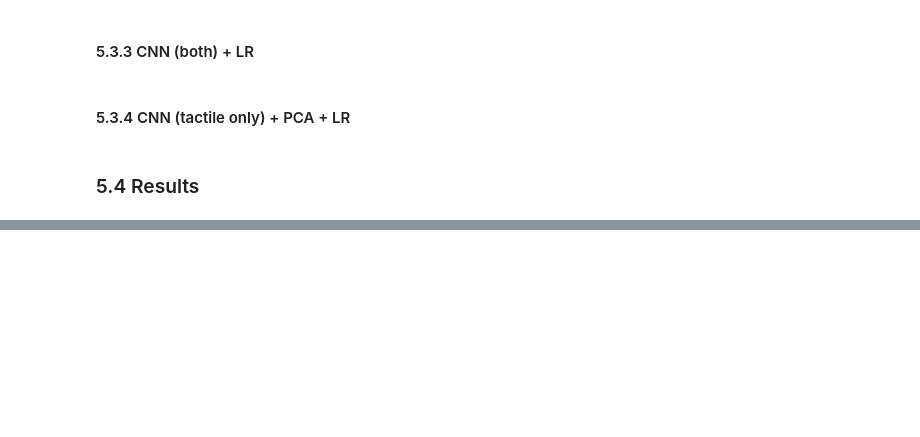
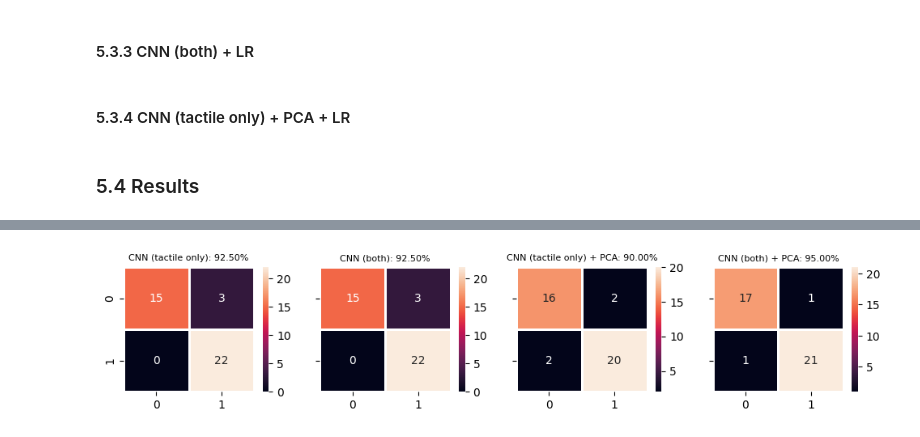
Before and after one commit to jhtkoo0426/UCL-FYP, a Jupyter notebook: src/models/baseline_improved.ipynb, the cells around one changed output, grey strips where cells are left out. Saved outputs shown, nothing was run; the diff lists cells and outputs as text; code cells hidden in the pictures; blank space fills up the shorter version.

```diff
--- a/src/models/baseline_improved.ipynb
+++ b/src/models/baseline_improved.ipynb
@@ -549,0 +562,4 @@ for i, ax in enumerate(axn.flat):
+# %%
+plot_confusion_matrices(model_data, fig_height=2)
+# %% [output]
+[figure, added]
```
Also changed, not shown: parts of 17 cells of this notebook.
